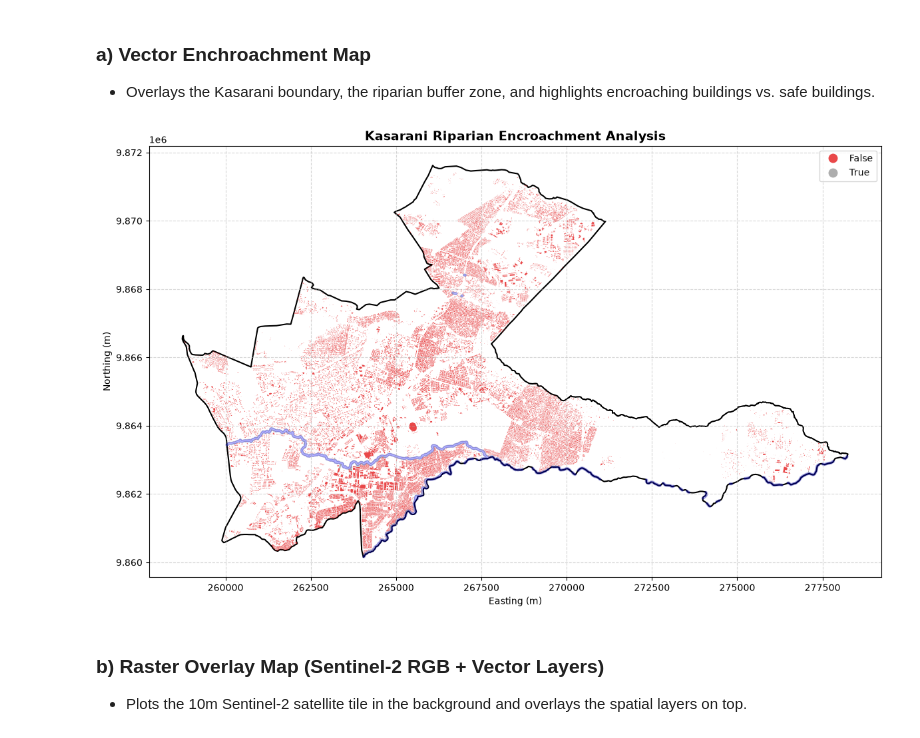
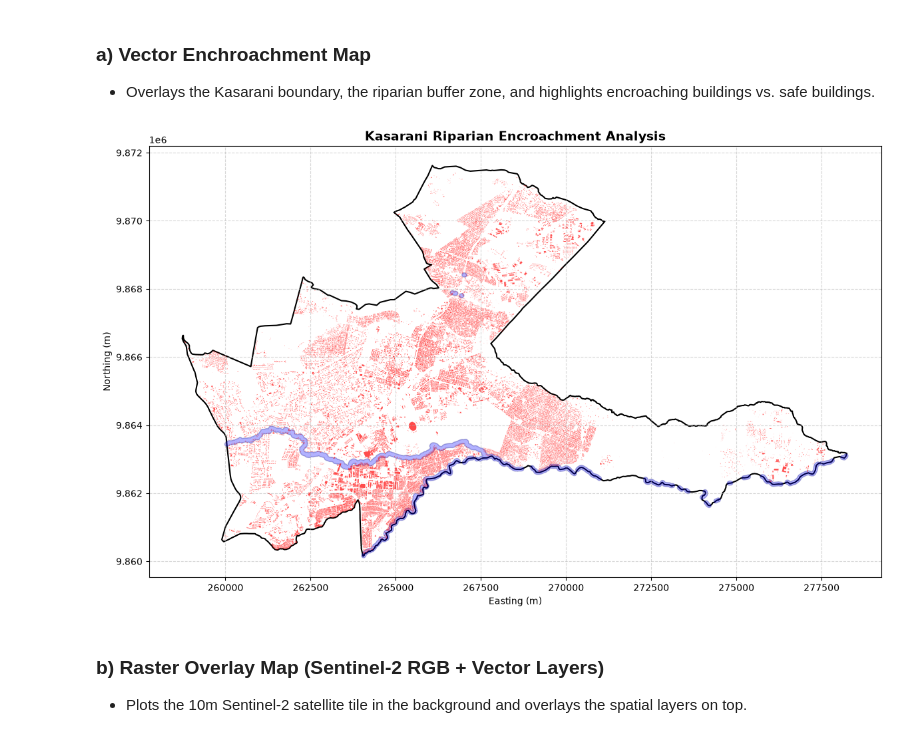
Before and after one commit to mwaikelvin2k-creator/Reparian_enchroachment_Detector, a Jupyter notebook: Preprocessing/Cleaning.ipynb, the cells around one changed output. Drawn from its saved outputs; the diff is of its cells as text; code cells hidden in the pictures.

```diff
--- a/Preprocessing/Cleaning.ipynb
+++ b/Preprocessing/Cleaning.ipynb
@@ -125,35 +125,51 @@ buildings["building_type"] = buildings.get("building", pd.Series(dtype="object")
 # %%
 from shapely.geometry import Point, LineString, Polygon
 
-# buffer the river line by 30m — per the revised proposal's riparian reserve
+# Riparian reserve in Kenya is legally tiered by river size (30m–60m).
+# Rather than pick one width, keep the full merged river geometry for exact
+# distance calculations, and build buffer polygons at both ends of the range
+# for visualization / export purposes.
 river_union = river.geometry.union_all()
-riparian_buffer = river_union.buffer(30)
+
+BUFFER_MIN_M = 30
+BUFFER_MAX_M = 60
+
+riparian_buffer_min = river_union.buffer(BUFFER_MIN_M)
+riparian_buffer_max = river_union.buffer(BUFFER_MAX_M)
 # %% [markdown]
 ## 6. Spatial Indexing & Metric Overlay
 # %%
 # Build spatial index using your variable name
 spatial_index = buildings.sindex
 
-# Calculate exact distances and exact encroached area
+# Exact distance to the river — this is the real driver; buffer widths below
+# are just thresholds applied to this one number, not separate geometries.
 buildings['dist_to_river_m'] = buildings.geometry.distance(river_union)
-buildings['inside_buffer'] = buildings.geometry.intersects(riparian_buffer)
 
-# Exact topological intersection for area calculation
-intersections = buildings.geometry.intersection(riparian_buffer)
+# Flag against both ends of the legal range, so downstream analysis/UI can
+# filter by either threshold without recomputing geometry
+buildings['inside_buffer_30m'] = buildings['dist_to_river_m'] <= BUFFER_MIN_M
+buildings['inside_buffer_60m'] = buildings['dist_to_river_m'] <= BUFFER_MAX_M
+
+# Exact topological intersection for area calculation, against the wider
+# (60m) buffer — the more conservative/inclusive boundary
+intersections = buildings.geometry.intersection(riparian_buffer_max)
 buildings['encroached_area_m2'] = intersections.area
 buildings['total_area_m2'] = buildings.geometry.area
 buildings['pct_encroached'] = (buildings['encroached_area_m2'] / buildings['total_area_m2']) * 100
 
-# Risk classification tier
+# Risk tiers extended to cover the full 30-60m legal range
 def classify_risk(dist):
     if dist <= 10.0:
         return 'High Risk (<10m)'
-    elif 10.0 < dist <= 20.0:
+    elif dist <= 20.0:
         return 'Medium Risk (10m-20m)'
-    elif 20.0 < dist <= 30.0:
+    elif dist <= 30.0:
         return 'Low Risk (20m-30m)'
+    elif dist <= 60.0:
+        return 'Watch Zone (30m-60m)'
     else:
-        return 'Safe Zone (>30m)'
+        return 'Safe Zone (>60m)'
 
 buildings['risk_category'] = buildings['dist_to_river_m'].apply(classify_risk)
 # %% [markdown]
@@ -288,7 +304,7 @@ buildings_export = buildings_export.explode(index_parts=False).reset_index(
 )
 
 # 2. Clean buffer GeoDataFrame
-buffer_export = gpd.GeoDataFrame(geometry=[riparian_buffer], crs=target_crs)
+buffer_export = gpd.GeoDataFrame(geometry=[riparian_buffer_max], crs=target_crs)
 
 if "fid" in buffer_export.columns:
     buffer_export = buffer_export.drop(columns=["fid"])
@@ -333,36 +349,36 @@ aoi.plot(ax=ax, facecolor="none", edgecolor="black", linewidth=1.5, label="AOI")
 
 # 2. Plot Riparian Buffer
 buffer_export.plot(
-    ax=ax, color="blue", alpha=0.3, edgecolor="navy", label="30m Riparian Buffer"
+    ax=ax, color="blue", alpha=0.3, edgecolor="navy", label="60m Riparian Buffer (max)"
 )
 
 # 3. Plot Buildings (Color-coded by Encroachment Status)
 if "inside_buffer" in buildings_export.columns:
     buildings_export.plot(
         ax=ax,
         column="inside_buffer",
         cmap="Set1",
         categorical=True,
         legend=True,
         markersize=10,
         alpha=0.8,
     )
 else:
     buildings_export.plot(
         ax=ax, color="red", markersize=8, alpha=0.7, label="Buildings"
     )
 
 plt.title(
     "Kasarani Riparian Encroachment Analysis", fontsize=14, fontweight="bold"
 )
 plt.xlabel("Easting (m)")
 plt.ylabel("Northing (m)")
 plt.grid(True, linestyle="--", alpha=0.5)
 plt.tight_layout()
 plt.savefig("kasarani_encroachment_map.png", dpi=300)
 plt.show()
 # %% [output]
-[figure, old version]
+[figure, new version]
 # %% [markdown]
 ### b) Raster Overlay Map (Sentinel-2 RGB + Vector Layers)
 - Plots the 10m Sentinel-2 satellite tile in the background
```
Also changed, not shown: parts of 2 cells of this notebook, 6 other files.
